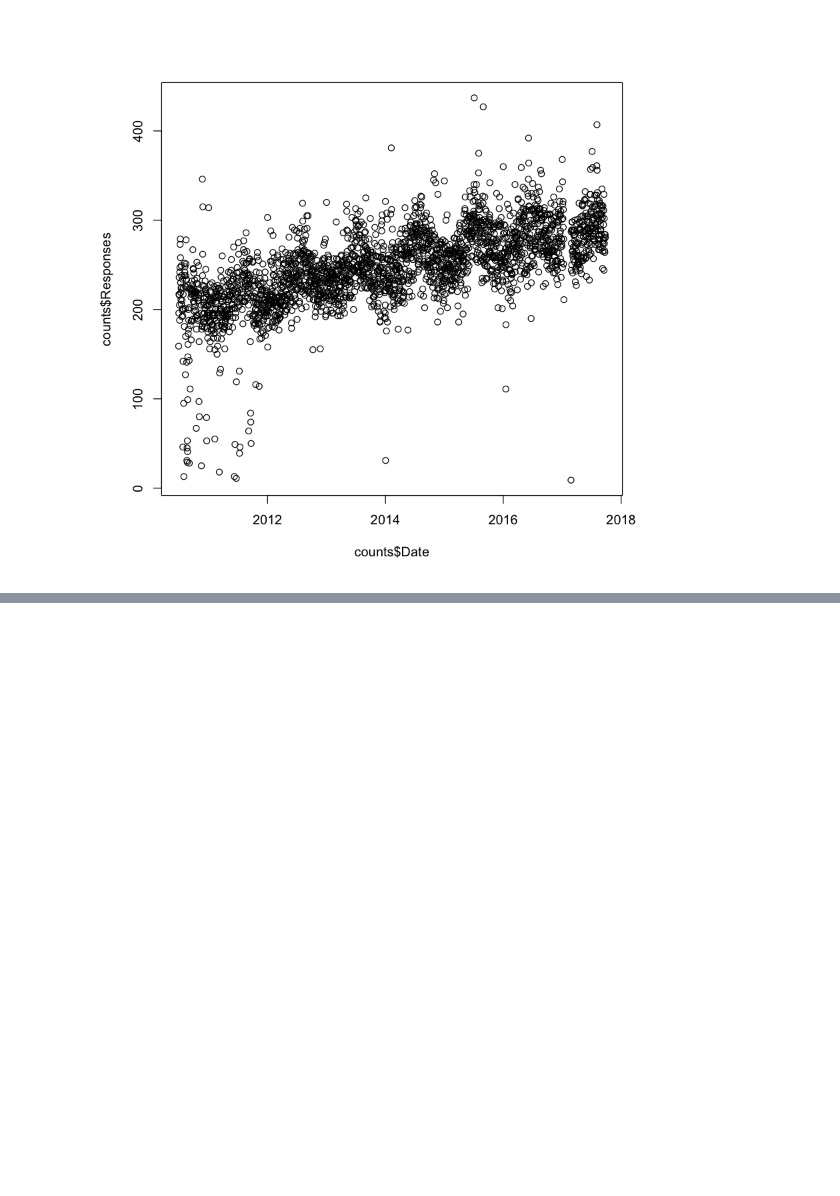
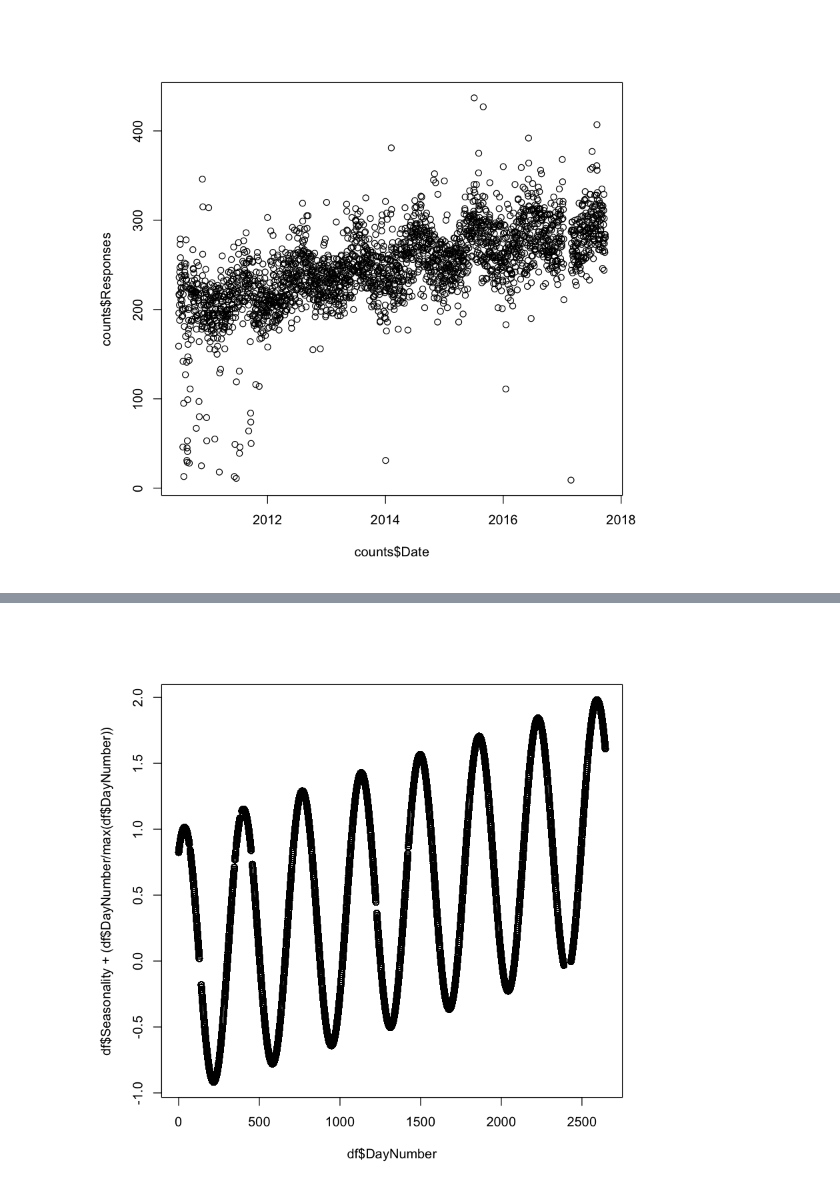
Before and after one commit to nickbuker/rapid_rescue_R, a Jupyter notebook: notebooks/c_feature_engineering.ipynb, the cells around one changed output, grey strips where cells are left out. Saved outputs shown, nothing was run; the diff lists cells and outputs as text; code cells hidden in the pictures; blank space fills up the shorter version.

Commit message:
add seasonality feature

```diff
--- a/notebooks/c_feature_engineering.ipynb
+++ b/notebooks/c_feature_engineering.ipynb
@@ -55,6 +56,9 @@ counts <- df %>% group_by(Date) %>% summarise(Responses = n())
 plot(x = counts$Date, y = counts$Responses)
 # %% [output]
 [figure]
+# %%
+# use cosine wave on 365.25 day cycle peaking in early August to model seasonality
+df$Seasonality <- cos((df$DayNumber - 35) * ((2 * pi) / 365.25))
 # %%
 head(df)
 # %% [output]
@@ -69,0 +72,4 @@ head(df)
+# %%
+plot(df$DayNumber, df$Seasonality + (df$DayNumber / max(df$DayNumber)))
+# %% [output]
+[figure, added]
```
Also changed, not shown: parts of 2 cells of this notebook.
